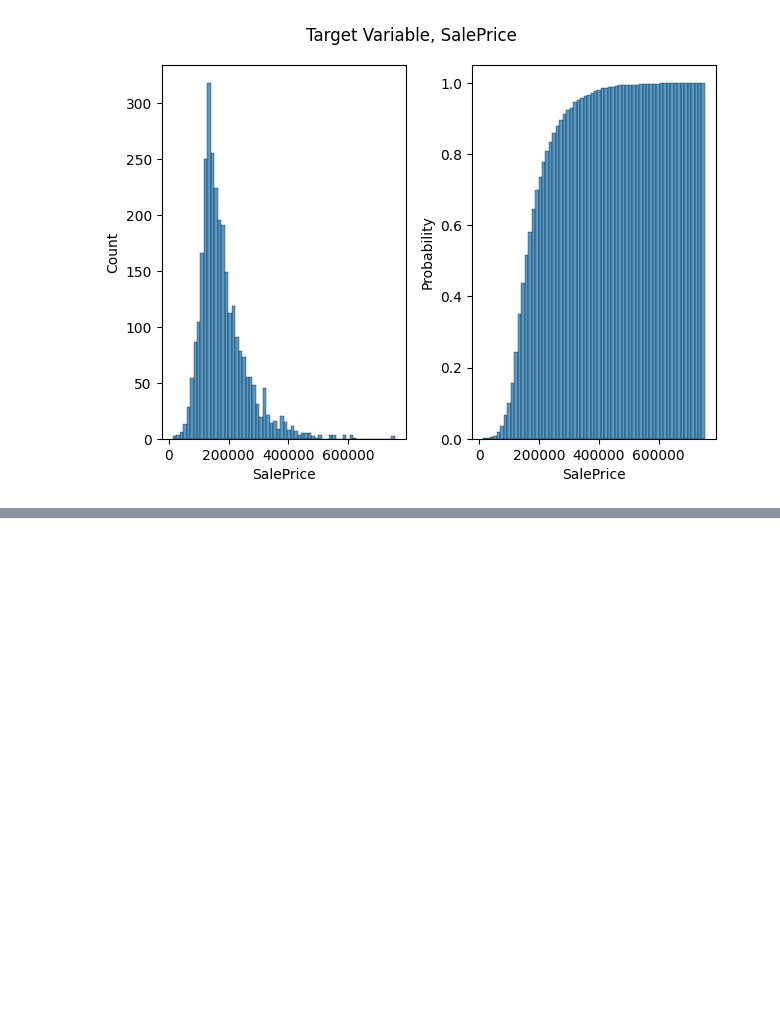
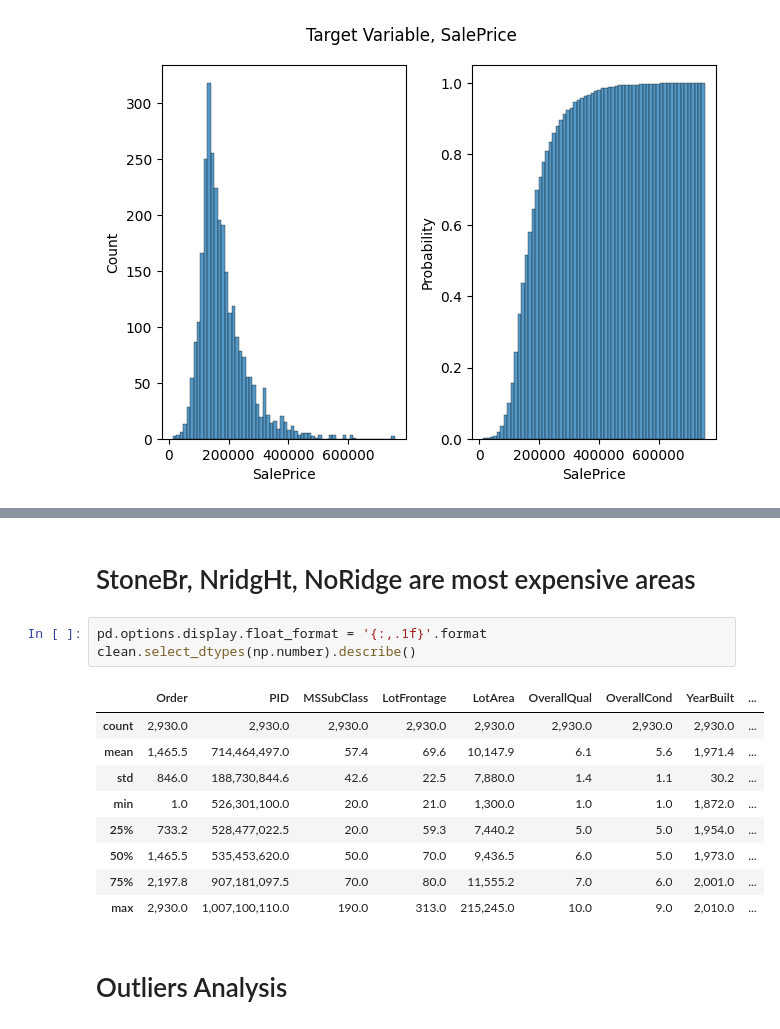
Before and after one commit to blakeb211/ames-housing, a Jupyter notebook: exploration.ipynb, the cells around one changed output, grey strips where cells are left out. Drawn from its saved outputs; the diff is of its cells as text; blank space fills up the shorter version.

```diff
--- a/exploration.ipynb
+++ b/exploration.ipynb
@@ -50,3 +76,20 @@ Text(0.5, 1.0, 'Boxplot of Total Lot Area')
+# %% [markdown]
+# StoneBr, NridgHt, NoRidge are most expensive areas
+# %%
+pd.options.display.float_format = '{:,.1f}'.format
+clean.select_dtypes(np.number).describe()
+# %% [output]
+|  | Order | PID | MSSubClass | LotFrontage | LotArea | OverallQual | OverallCond | YearBuilt | ... |
+| count | 2,930.0 | 2,930.0 | 2,930.0 | 2,930.0 | 2,930.0 | 2,930.0 | 2,930.0 | 2,930.0 | ... |
+| mean | 1,465.5 | 714,464,497.0 | 57.4 | 69.6 | 10,147.9 | 6.1 | 5.6 | 1,971.4 | ... |
+| std | 846.0 | 188,730,844.6 | 42.6 | 22.5 | 7,880.0 | 1.4 | 1.1 | 30.2 | ... |
+| min | 1.0 | 526,301,100.0 | 20.0 | 21.0 | 1,300.0 | 1.0 | 1.0 | 1,872.0 | ... |
+| 25% | 733.2 | 528,477,022.5 | 20.0 | 59.3 | 7,440.2 | 5.0 | 5.0 | 1,954.0 | ... |
+| 50% | 1,465.5 | 535,453,620.0 | 50.0 | 70.0 | 9,436.5 | 6.0 | 5.0 | 1,973.0 | ... |
+| 75% | 2,197.8 | 907,181,097.5 | 70.0 | 80.0 | 11,555.2 | 7.0 | 6.0 | 2,001.0 | ... |
+| max | 2,930.0 | 1,007,100,110.0 | 190.0 | 313.0 | 215,245.0 | 10.0 | 9.0 | 2,010.0 | ... |
+# %% [markdown]
+# Outliers Analysis
 # %%
 # Examine largest lots. No clear indication of bad data.
 # Only instance eligible for removal would be 956.
```
Also changed, not shown: parts of 18 cells of this notebook, 1 other file.
